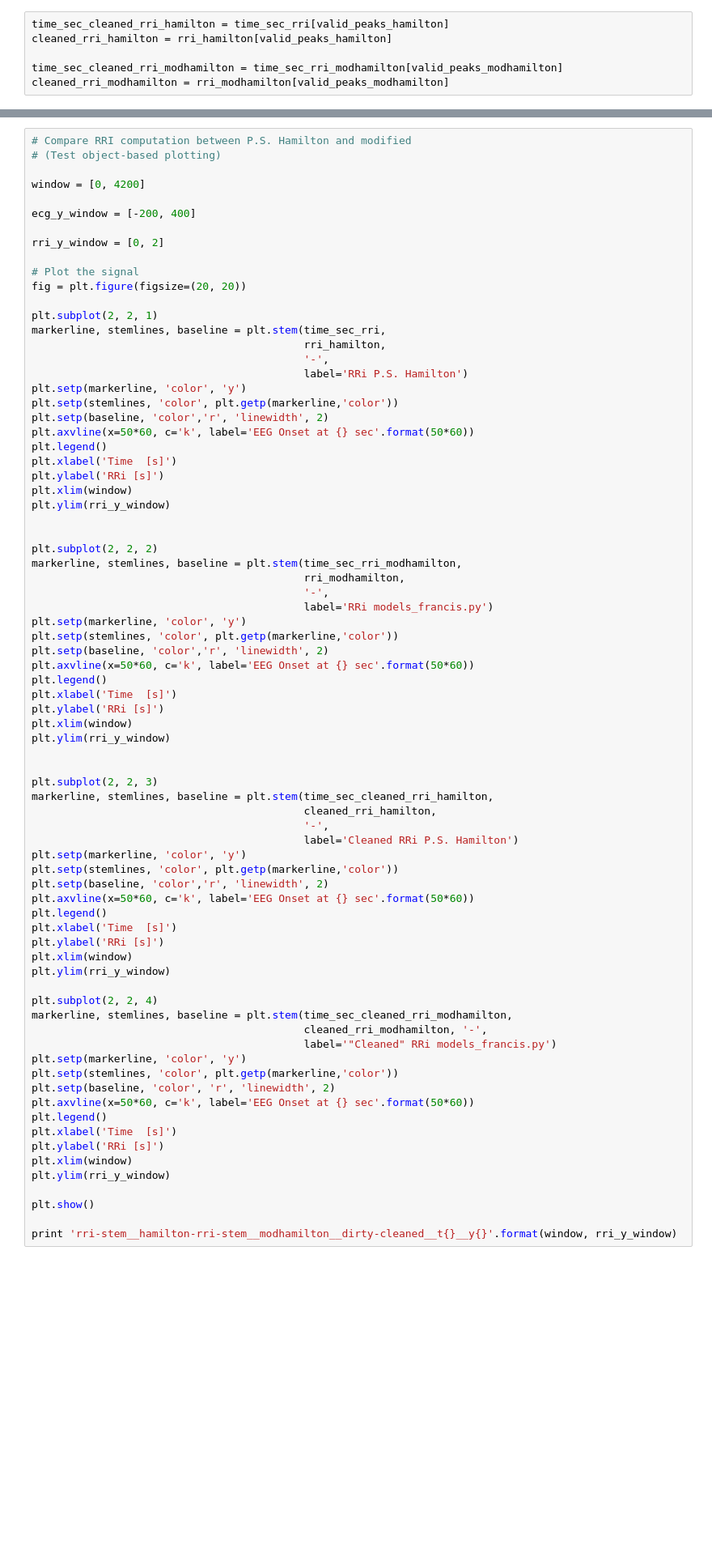
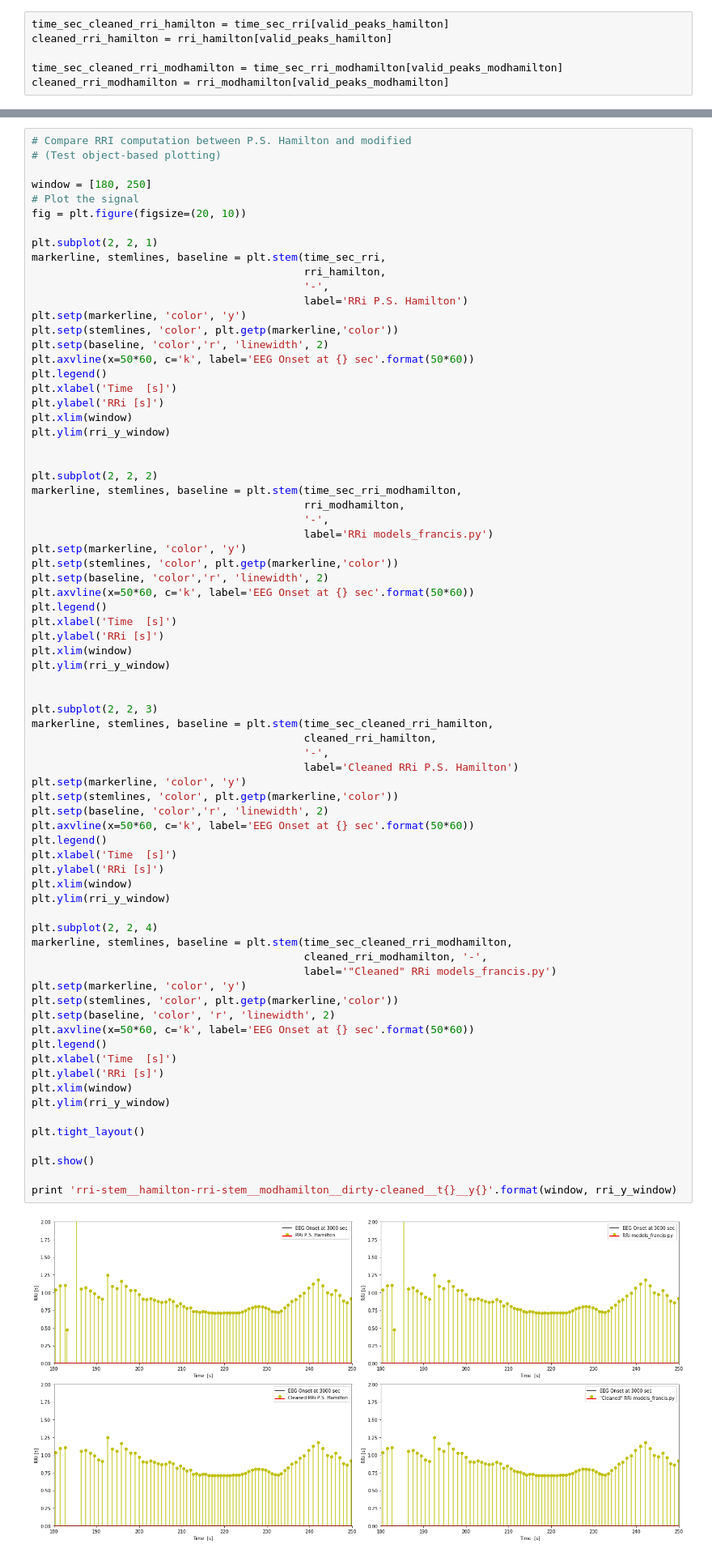
Before and after one commit to yinxiaojing1/pre_epi_seizures, a Jupyter notebook: pre_epi_seizures/hrv_computation.ipynb, the cells around one changed output, grey strips where cells are left out. Shown at 81% size. Saved outputs shown, nothing was run; the diff lists cells and outputs as text; blank space fills up the shorter version.

```diff
--- a/pre_epi_seizures/hrv_computation.ipynb
+++ b/pre_epi_seizures/hrv_computation.ipynb
@@ -405,14 +412,9 @@ rri-stem__hamilton-rri-stem__modhamilton__dirty-cleaned__t[124, 128]__y[0, 2]
 # Compare RRI computation between P.S. Hamilton and modified
 # (Test object-based plotting)
 
-window = [0, 4200]
-
-ecg_y_window = [-200, 400]
-
-rri_y_window = [0, 2]
-
+window = [180, 250]
 # Plot the signal
-fig = plt.figure(figsize=(20, 20))
+fig = plt.figure(figsize=(20, 10))
 
 plt.subplot(2, 2, 1)
 markerline, stemlines, baseline = plt.stem(time_sec_rri,
@@ -451,30 +453,34 @@ markerline, stemlines, baseline = plt.stem(time_sec_cleaned_rri_hamilton,
                                            cleaned_rri_hamilton,
                                            '-',
                                            label='Cleaned RRi P.S. Hamilton')
 plt.setp(markerline, 'color', 'y')
 plt.setp(stemlines, 'color', plt.getp(markerline,'color'))
 plt.setp(baseline, 'color','r', 'linewidth', 2)
 plt.axvline(x=50*60, c='k', label='EEG Onset at {} sec'.format(50*60))
 plt.legend()
 plt.xlabel('Time  [s]')
 plt.ylabel('RRi [s]')
 plt.xlim(window)
 plt.ylim(rri_y_window)
 
 plt.subplot(2, 2, 4)
 markerline, stemlines, baseline = plt.stem(time_sec_cleaned_rri_modhamilton,
                                            cleaned_rri_modhamilton, '-',
                                            label='"Cleaned" RRi models_francis.py')
 plt.setp(markerline, 'color', 'y')
 plt.setp(stemlines, 'color', plt.getp(markerline,'color'))
 plt.setp(baseline, 'color', 'r', 'linewidth', 2)
 plt.axvline(x=50*60, c='k', label='EEG Onset at {} sec'.format(50*60))
 plt.legend()
 plt.xlabel('Time  [s]')
 plt.ylabel('RRi [s]')
 plt.xlim(window)
 plt.ylim(rri_y_window)
 
+plt.tight_layout()
+
 plt.show()
 
 print 'rri-stem__hamilton-rri-stem__modhamilton__dirty-cleaned__t{}__y{}'.format(window, rri_y_window)
+# %% [output]
+[figure, added]
```
Also changed, not shown: parts of 32 cells of this notebook.
